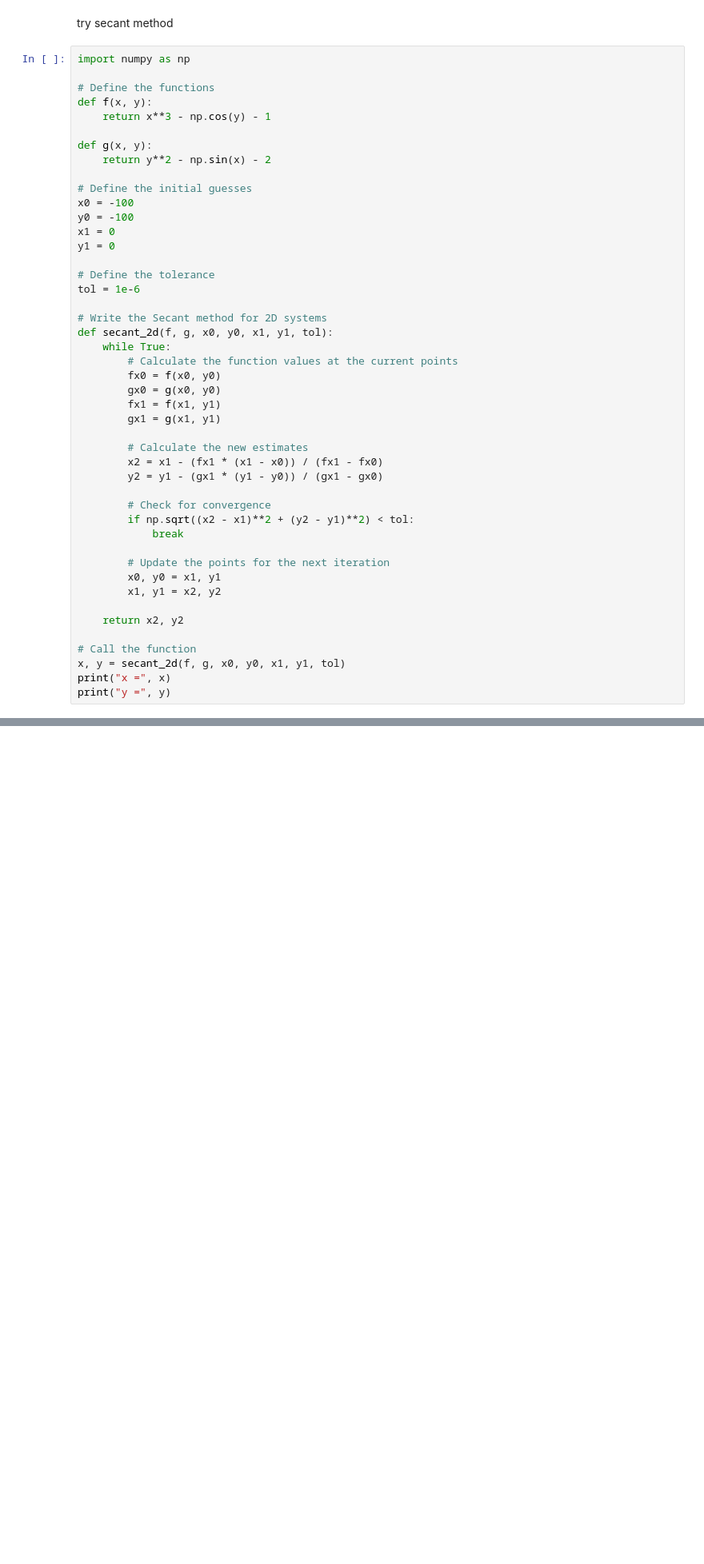
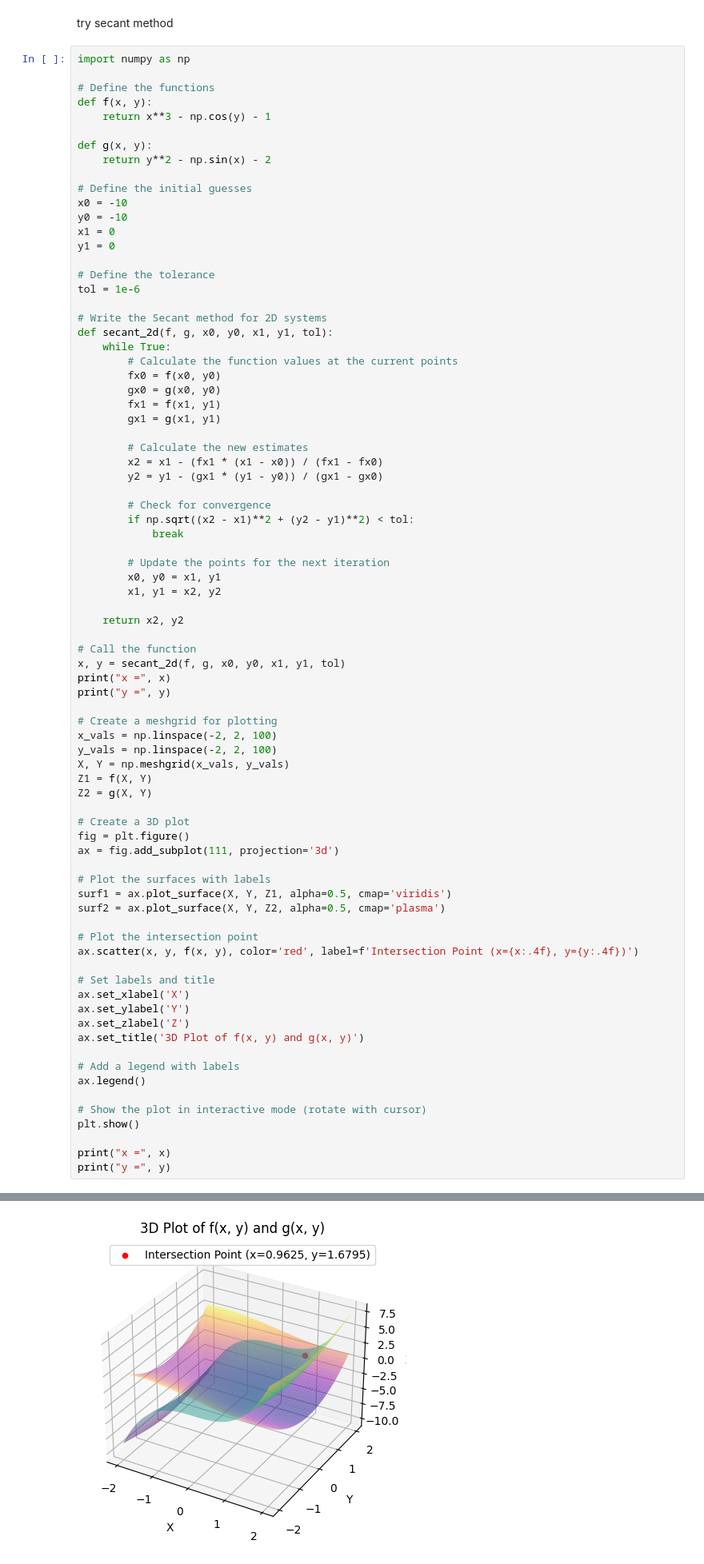
Before and after one commit to faliqadlan/roots-of-polynomial, a Jupyter notebook: roots.ipynb, the cells around one changed output, grey strips where cells are left out. Shown at 80% size. Saved outputs shown, nothing was run; the diff lists cells and outputs as text; blank space fills up the shorter version.

```diff
--- a/roots.ipynb
+++ b/roots.ipynb
@@ -111,8 +113,8 @@ def g(x, y):
     return y**2 - np.sin(x) - 2
 
 # Define the initial guesses
-x0 = -100
-y0 = -100
+x0 = -10
+y0 = -10
 x1 = 0
 y1 = 0
 
@@ -146,3 +148,37 @@ def secant_2d(f, g, x0, y0, x1, y1, tol):
 x, y = secant_2d(f, g, x0, y0, x1, y1, tol)
 print("x =", x)
 print("y =", y)
+
+# Create a meshgrid for plotting
+x_vals = np.linspace(-2, 2, 100)
+y_vals = np.linspace(-2, 2, 100)
+X, Y = np.meshgrid(x_vals, y_vals)
+Z1 = f(X, Y)
+Z2 = g(X, Y)
+
+# Create a 3D plot
+fig = plt.figure()
+ax = fig.add_subplot(111, projection='3d')
+
+# Plot the surfaces with labels
+surf1 = ax.plot_surface(X, Y, Z1, alpha=0.5, cmap='viridis')
+surf2 = ax.plot_surface(X, Y, Z2, alpha=0.5, cmap='plasma')
+
+# Plot the intersection point
+ax.scatter(x, y, f(x, y), color='red', label=f'Intersection Point (x={x:.4f}, y={y:.4f})')
+
+# Set labels and title
+ax.set_xlabel('X')
+ax.set_ylabel('Y')
+ax.set_zlabel('Z')
+ax.set_title('3D Plot of f(x, y) and g(x, y)')
+
+# Add a legend with labels
+ax.legend()
+
+# Show the plot in interactive mode (rotate with cursor)
+plt.show()
+
+print("x =", x)
+print("y =", y)
+# %% [output]
@@ -148,0 +187 @@ print("y =", y)
+[figure, added]
```
Also changed, not shown: parts of 2 cells of this notebook.
